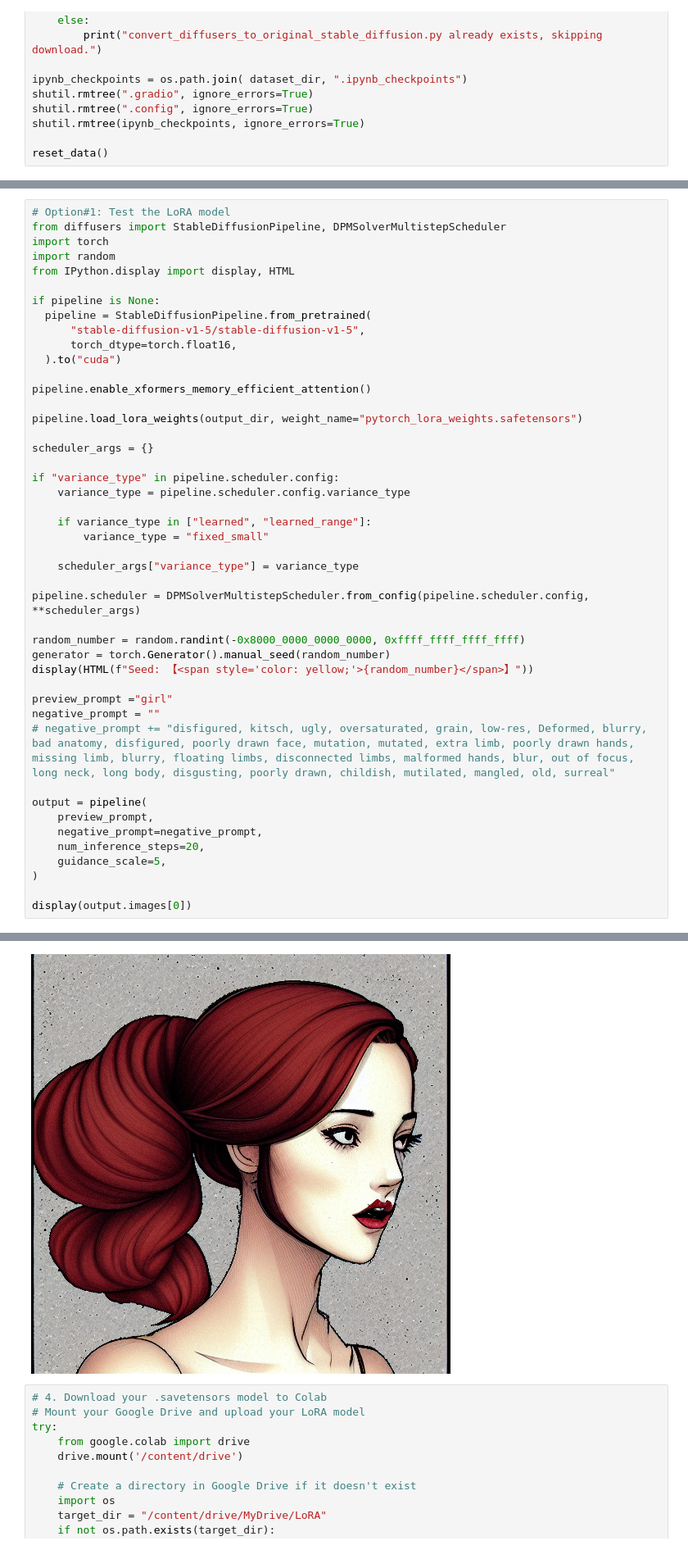
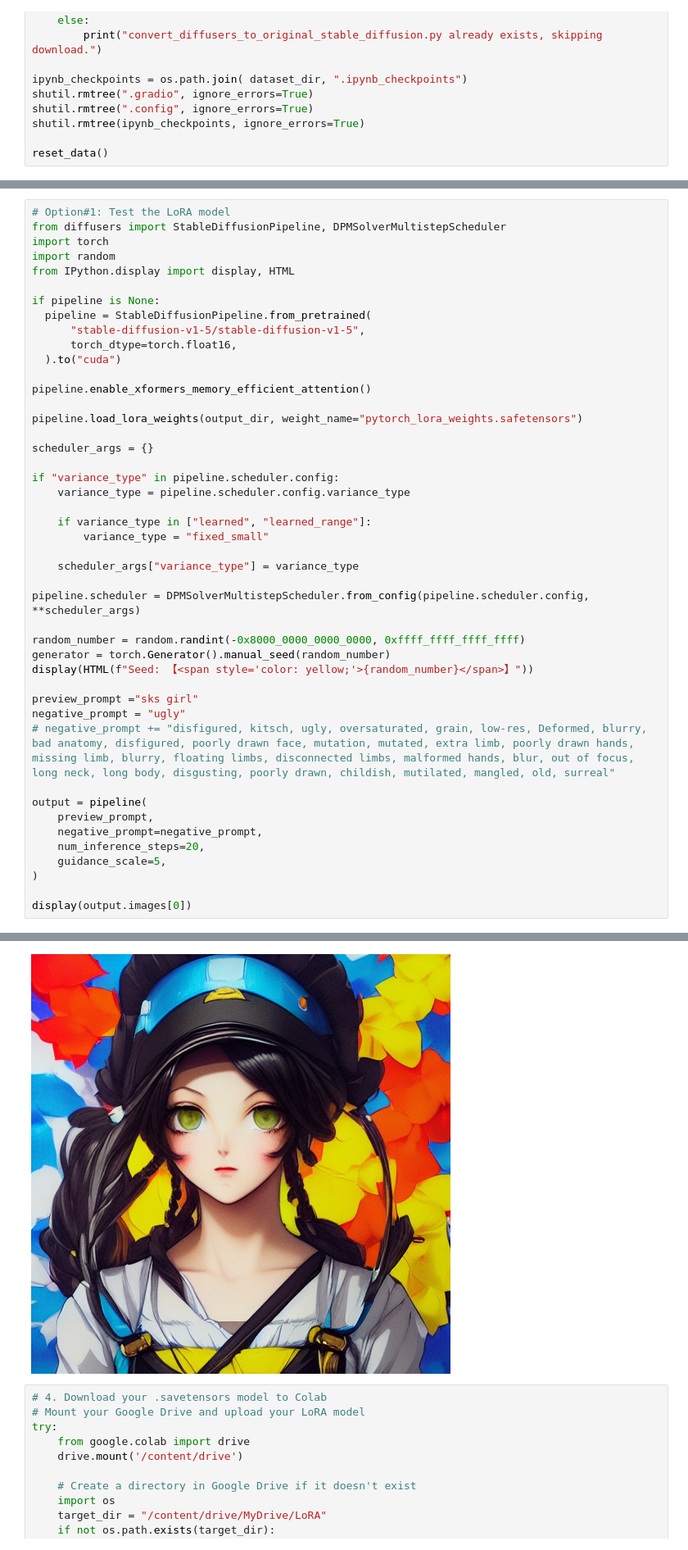
Before and after one commit to jomo0825/MrFuGenerativeAI, a Jupyter notebook: LoRA/MrFu_LoRA.ipynb, the cells around one changed output, grey strips where cells are left out. Shown at 82% size. Saved outputs shown, nothing was run; the diff lists cells and outputs as text.

```diff
--- a/LoRA/MrFu_LoRA.ipynb
+++ b/LoRA/MrFu_LoRA.ipynb
@@ -423,8 +410,8 @@ random_number = random.randint(-0x8000_0000_0000_0000, 0xffff_ffff_ffff_ffff)
 generator = torch.Generator().manual_seed(random_number)
 display(HTML(f"Seed: 【<span style='color: yellow;'>{random_number}</span>】"))
 
-preview_prompt ="girl"
-negative_prompt = ""
+preview_prompt ="sks girl"
+negative_prompt = "ugly"
 # negative_prompt += "disfigured, kitsch, ugly, oversaturated, grain, low-res, Deformed, blurry, bad anatomy, disfigured, poorly drawn face, mutation, mutated, extra limb, poorly drawn hands, missing limb, blurry, floating limbs, disconnected limbs, malformed hands, blur, out of focus, long neck, long body, disgusting, poorly drawn, childish, mutilated, mangled, old, surreal"
 
 output = pipeline(
@@ -443,4 +430,4 @@ Seed: 【11607603146203056872】
-[figure, old version]
+[figure, new version]
 # %%
 # 4. Download your .savetensors model to Colab
 # Mount your Google Drive and upload your LoRA model
```
Also changed, not shown: parts of 5 cells of this notebook.
